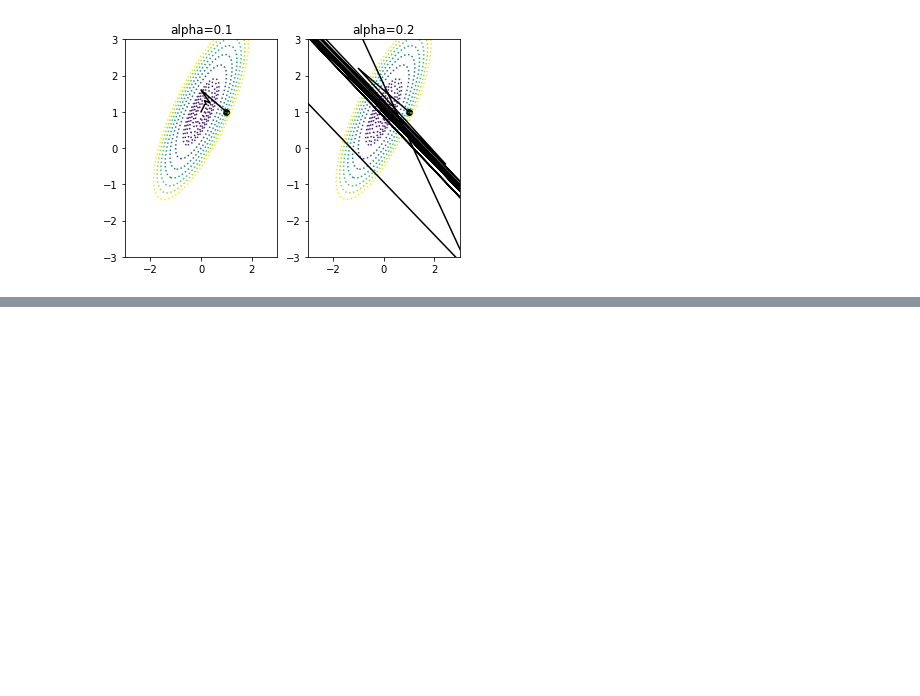
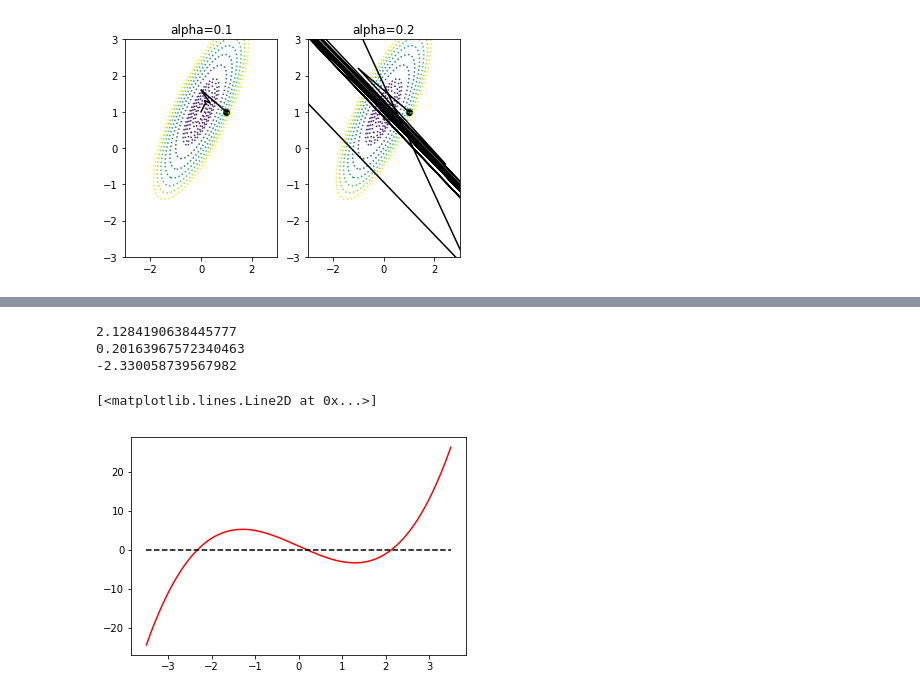
Before and after one commit to keroido/Essence-of-Machine-Learning, a Jupyter notebook: chapter04/08.ipynb, the cells around one changed output, grey strips where cells are left out. Cells and saved outputs as stored; diff of their text form; code cells hidden in the pictures; blank space fills up the shorter version.

```diff
--- a/chapter04/08.ipynb
+++ b/chapter04/08.ipynb
@@ -241,0 +263,42 @@ for i in range(2):
+# %%
+"""
+x^3 - 5x + 1 = 0 を解く
+"""
+
+
+def newton1dim(f, df, x0, eps=1e-10, max_iter=1000):
+    x = x0
+    iteration = 0
+    while True:
+        x_new = x - f(x) / df(x)
+        if abs(x-x_new) < eps:
+            break
+        x = x_new
+        iteration += 1
+        if iteration == max_iter:
+            break
+    return x_new
+
+
+def f(x):
+    return x**3 - 5*x + 1
+
+def df(x):
+    return 3 * x**2 - 5
+
+print(newton1dim(f, df, 2))
+print(newton1dim(f, df, 0))
+print(newton1dim(f, df, -3))
+# %% [output]
+2.1284190638445777
+0.20163967572340463
+-2.330058739567982
+# %%
+x = np.linspace(-3.5, 3.5, 300)
+y = x**3 - 5*x + 1
+
+plt.plot(x, y, color='r')
+plt.plot(x, x*0, color='k', linestyle='--')
+# %% [output]
+[<matplotlib.lines.Line2D at 0x...>]
+[figure, added]
```
Also changed, not shown: parts of 4 cells of this notebook.
